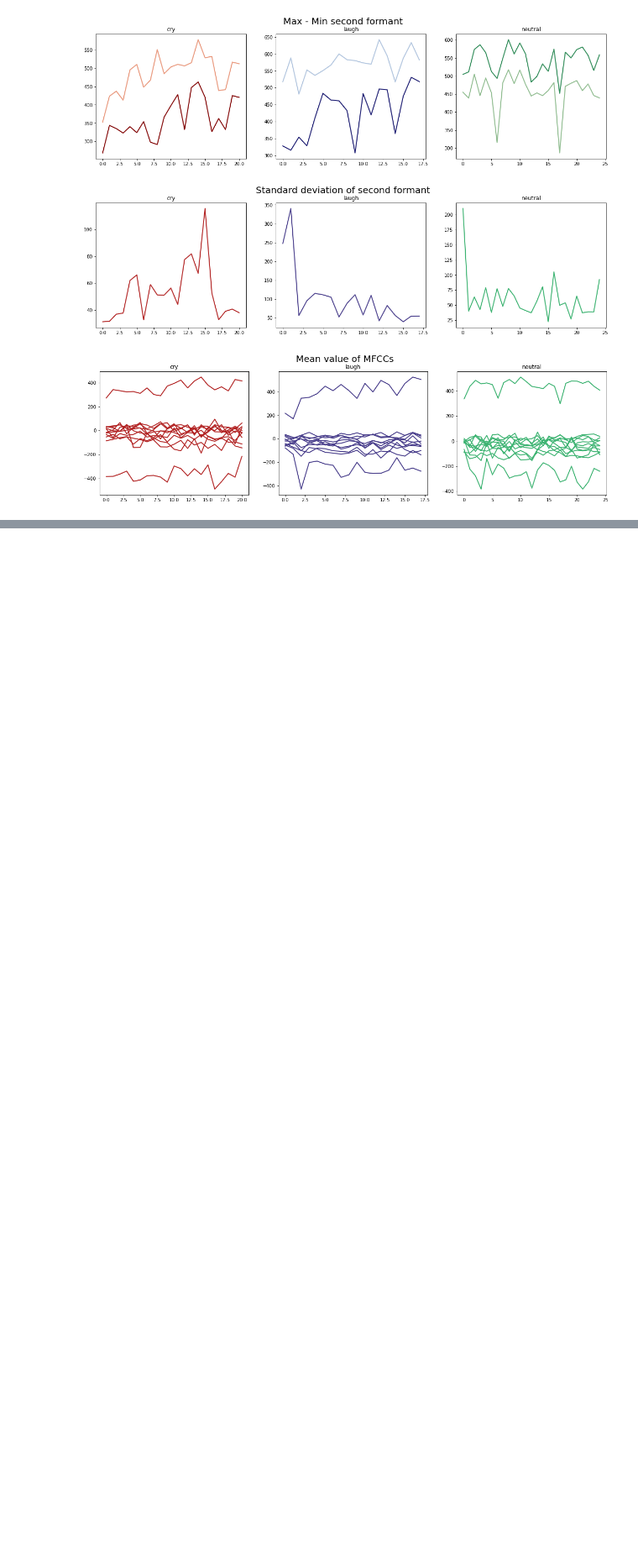
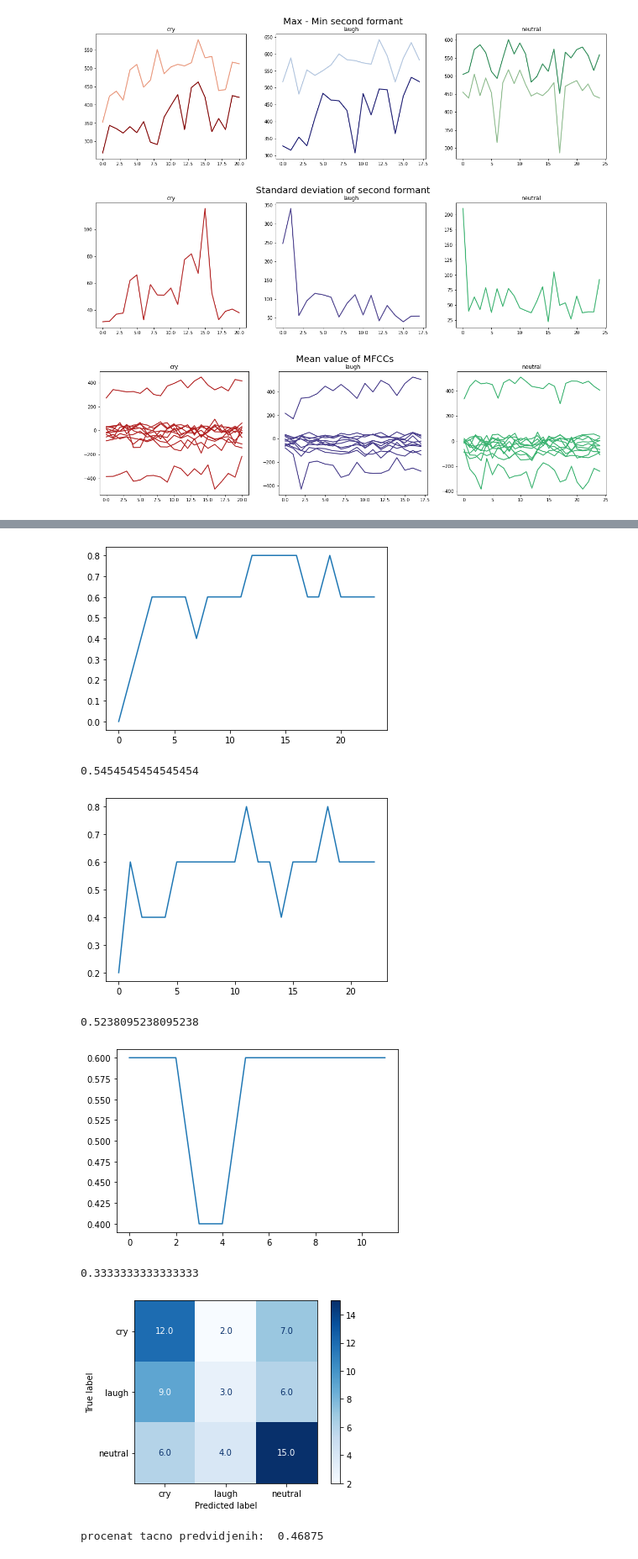
Before and after one commit to Lanak00/ML-audio-classification, a Jupyter notebook: PO_projekat.ipynb, the cells around one changed output, grey strips where cells are left out. Shown at 84% size. Cells and saved outputs as stored; diff of their text form; code cells hidden in the pictures; blank space fills up the shorter version.

```diff
--- a/PO_projekat.ipynb
+++ b/PO_projekat.ipynb
@@ -349,0 +304,38 @@ prosecna osetljivost je:  0.3460317460317461
+# %%
+kf = StratifiedKFold(n_splits=3, shuffle=True, random_state=42)
+indexes = kf.split(X, y)
+acc = []
+fin_conf_mat = np.zeros((len(np.unique(y)),len(np.unique(y))))
+
+for train_index, test_index in indexes:
+
+    classifier = MLPClassifier(hidden_layer_sizes=(30,30,30,30,30), activation='tanh',
+                              solver='adam', batch_size=18, learning_rate='constant',
+                              learning_rate_init=0.001, max_iter=50, shuffle=True,
+                              random_state=42, early_stopping=True, n_iter_no_change=10,
+                              validation_fraction=0.1, verbose=False)
+    classifier.fit(X.iloc[train_index,:].values, y.iloc[train_index])
+    y_pred = classifier.predict(X.iloc[test_index,:].values)
+    #y_pred_p = classifier.predict_proba(X.iloc[test_index,:])
+    plt.figure
+    plt.plot(classifier.validation_scores_)
+    #plt.plot(classifier.loss_curve_)
+    plt.show()
+    print(accuracy_score(y.iloc[test_index], y_pred))
+    fin_conf_mat += confusion_matrix(y.iloc[test_index], y_pred)
+
+#print('konacna matrica konfuzije: \n', fin_conf_mat)
+disp = ConfusionMatrixDisplay(confusion_matrix =fin_conf_mat,  display_labels=classifier.classes_)
+disp.plot(cmap="Blues", values_format='')
+plt.show()
+
+print('procenat tacno predvidjenih: ', sum(np.diag(fin_conf_mat))/sum(sum(fin_conf_mat)))
+# %% [output]
+[figure, added]
+0.5454545454545454
+[figure, added]
+0.5238095238095238
+[figure, added]
+0.3333333333333333
+[figure, added]
+procenat tacno predvidjenih:  0.46875
```
Also changed, not shown: parts of 33 cells of this notebook.
